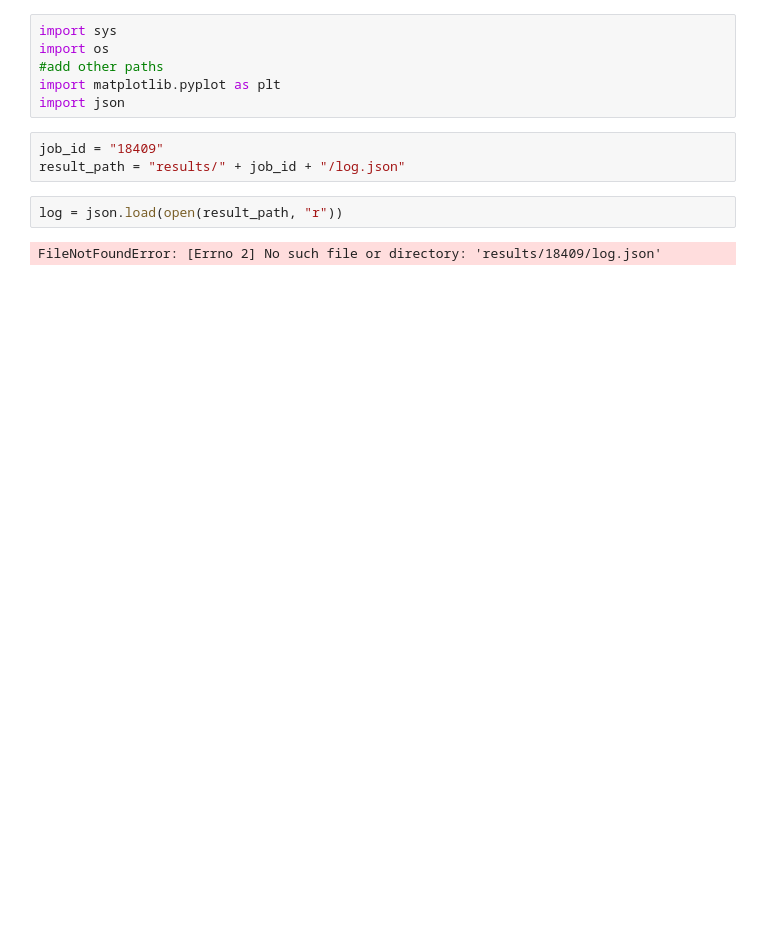
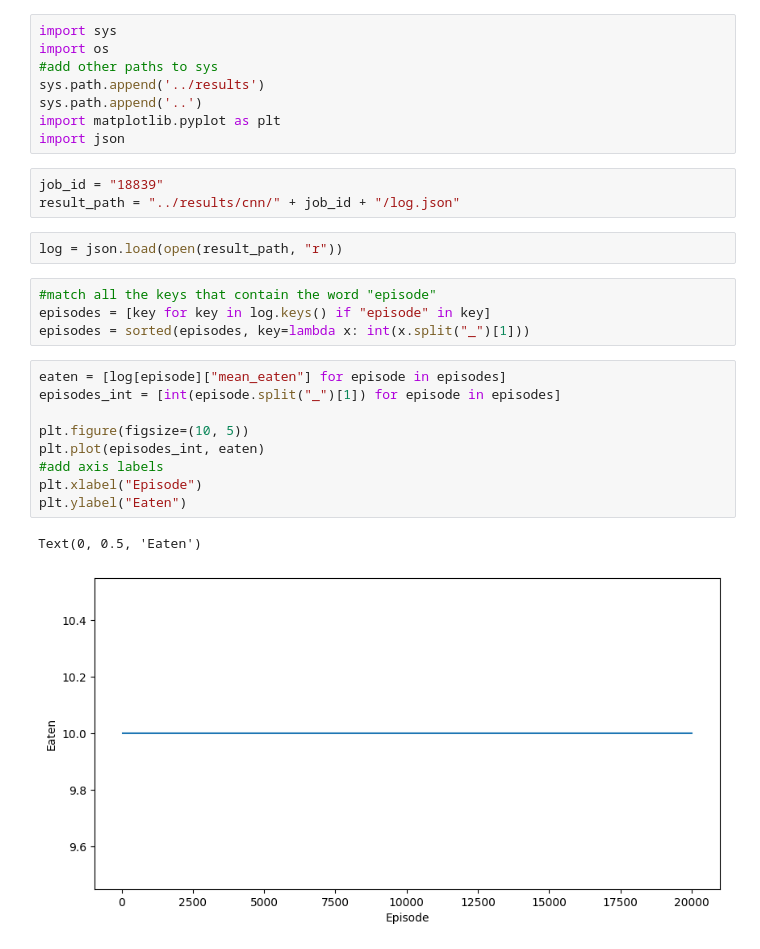
Before and after one commit to erikalena/Deep-QNetworks, a Jupyter notebook: notebook/dqn_plot.ipynb, the cells around one changed output. Drawn from its saved outputs; the diff is of its cells as text; blank space fills up the shorter version.

Commit message:
add plot

```diff
--- a/notebook/dqn_plot.ipynb
+++ b/notebook/dqn_plot.ipynb
@@ -1,13 +1,29 @@
 # %%
 import sys
 import os
-#add other paths
+#add other paths to sys
+sys.path.append('../results')
+sys.path.append('..')
 import matplotlib.pyplot as plt
 import json
 # %%
-job_id = "18409"
-result_path = "results/" + job_id + "/log.json"
+job_id = "18839"
+result_path = "../results/cnn/" + job_id + "/log.json"
 # %%
 log = json.load(open(result_path, "r"))
-# %% [output]
-FileNotFoundError: [Errno 2] No such file or directory: 'results/18409/log.json'
+# %%
+#match all the keys that contain the word "episode"
+episodes = [key for key in log.keys() if "episode" in key]
+episodes = sorted(episodes, key=lambda x: int(x.split("_")[1]))
+# %%
+eaten = [log[episode]["mean_eaten"] for episode in episodes]
+episodes_int = [int(episode.split("_")[1]) for episode in episodes]
+
+plt.figure(figsize=(10, 5))
+plt.plot(episodes_int, eaten)
+#add axis labels
+plt.xlabel("Episode")
+plt.ylabel("Eaten")
+# %% [output]
+Text(0, 0.5, 'Eaten')
+[figure, added]
```
Also changed, not shown: parts of 3 cells of this notebook.
